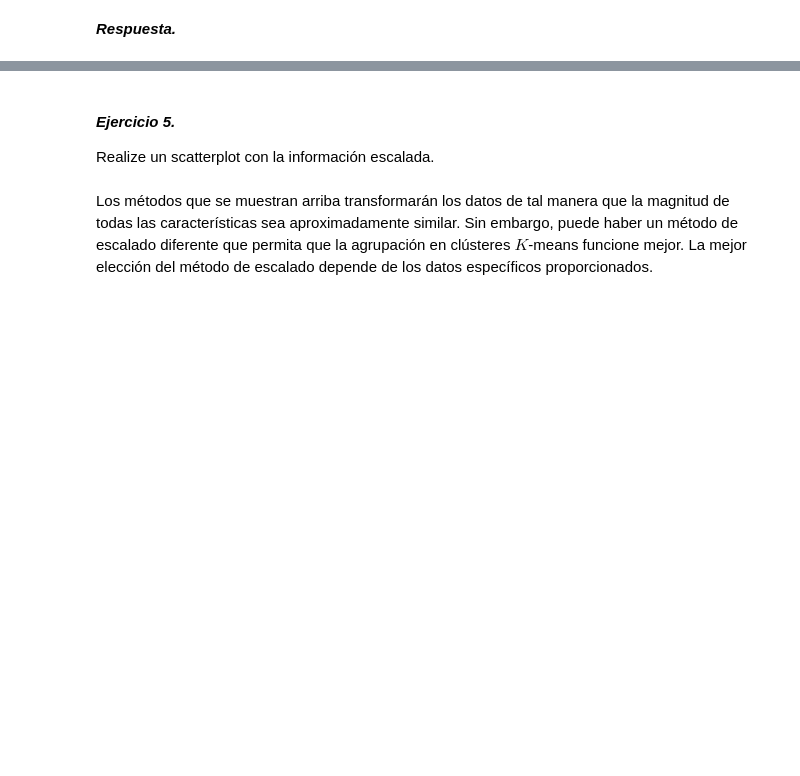
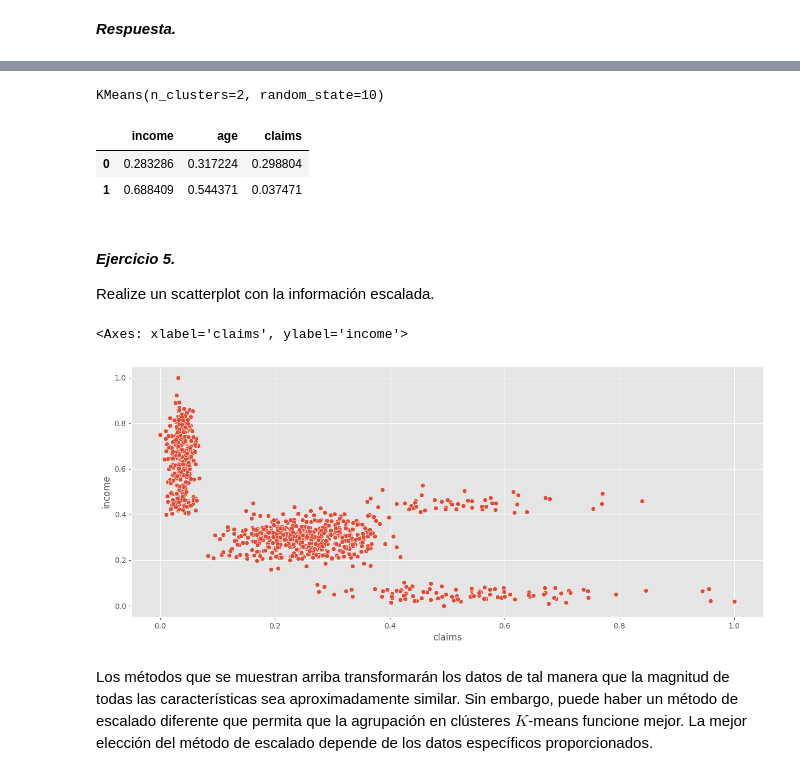
Before and after one commit to jazaineam1/Diplomado_ucentral_ME, a Jupyter notebook: Lectura_12_Examples_clustering_stud.ipynb, the cells around one changed output, grey strips where cells are left out. Cells and saved outputs as stored; diff of their text form; code cells hidden in the pictures; blank space fills up the shorter version.

```diff
--- a/Lectura_12_Examples_clustering_stud.ipynb
+++ b/Lectura_12_Examples_clustering_stud.ipynb
@@ -181,0 +189,9 @@ Esto se conoce como el ***método min-max scaling.***
+# %%
+## Celda de código para probar.
+from  sklearn.preprocessing import MinMaxScaler
+
+scalamiento=MinMaxScaler()
+df_scaled=scalamiento.fit_transform(df)
+df_scaled=pd.DataFrame(df_scaled,columns=df.columns)
+df_scaled.describe()
+df_scaled
@@ -182,9 +212,26 @@ Esto se conoce como el ***método min-max scaling.***
+# %%
+n =2
+kmeans = KMeans(n_clusters=n,random_state=10)
+kmeans.fit(df_scaled)
+# %% [output]
+KMeans(n_clusters=2, random_state=10)
+# %%
+centroides= pd.DataFrame(kmeans.cluster_centers_,columns = df_scaled.columns)
+centroides
+# %% [output]
+|  | income | age | claims |
+| 0 | 0.283286 | 0.317224 | 0.298804 |
+| 1 | 0.688409 | 0.544371 | 0.037471 |
 # %% [markdown]
 #### ***Ejercicio 5.***
 
 Realize un scatterplot con la información escalada.
 # %%
 ## Celda de código para probar.
+sns.scatterplot(x='claims',y='income',data=df_scaled)
+# %% [output]
+<Axes: xlabel='claims', ylabel='income'>
+[figure, added]
 # %% [markdown]
 Los métodos que se muestran arriba transformarán los datos de tal manera que la magnitud de todas las características sea aproximadamente similar. Sin embargo, puede haber un método de escalado diferente que permita que la agrupación en clústeres $K$-means funcione mejor. La mejor elección del método de escalado depende de los datos específicos proporcionados.
 # %% [markdown]
```
Also changed, not shown: parts of 15 cells of this notebook.
